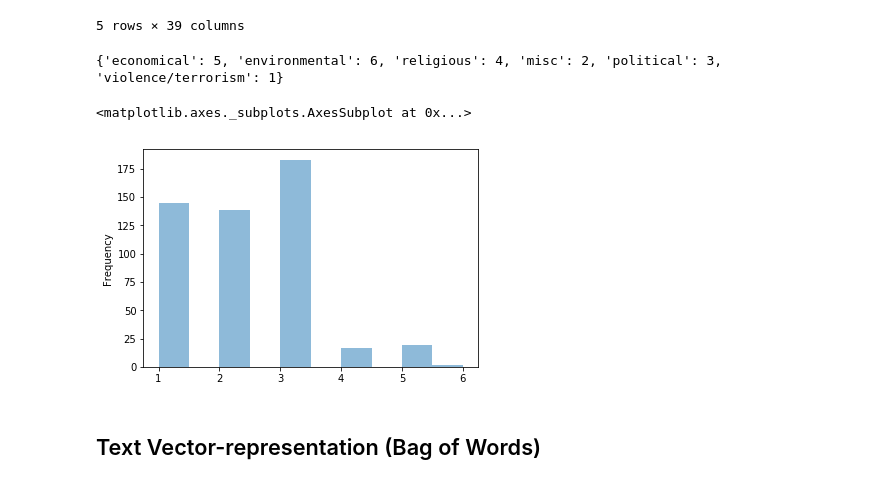
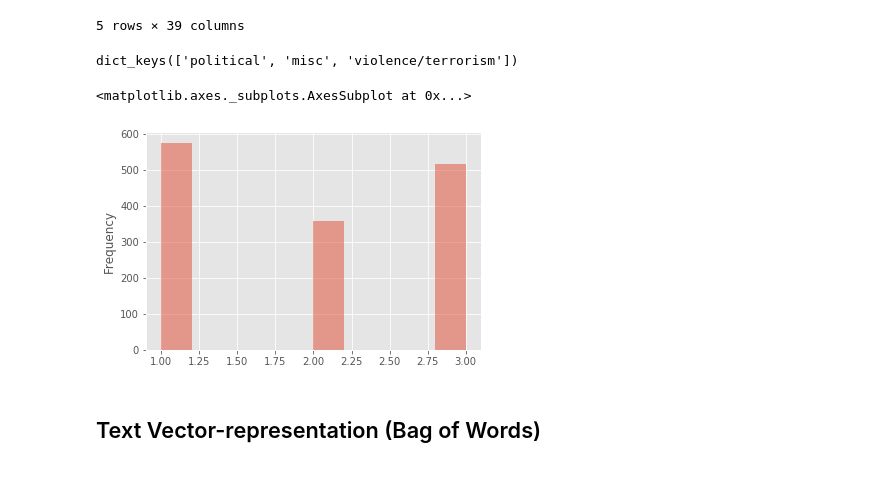
Before and after one commit to YorkUIRLab/eosdb, a Jupyter notebook: experiment/TopicClassificationPrediction.ipynb, the cells around one changed output. Drawn from its saved outputs; the diff is of its cells as text; code cells hidden in the pictures.

Commit message:
UNHCR plots

```diff
--- a/experiment/TopicClassificationPrediction.ipynb
+++ b/experiment/TopicClassificationPrediction.ipynb
@@ -9,10 +9,15 @@ from sklearn.model_selection import train_test_split
 from sklearn.feature_extraction.text import CountVectorizer
 from sklearn.feature_extraction.text import TfidfVectorizer
 from sklearn.metrics import precision_score, accuracy_score, roc_curve, confusion_matrix
+from sklearn import preprocessing
+import itertools
+from sklearn import metrics
+
 
 %matplotlib inline
+plt.style.use('ggplot')
 # %%
-topic_df = pd.read_csv('experiment/result_all_windows_labels.csv')
+topic_df = pd.read_csv('result_all_windows_labels.csv')
 topic_df.head()
 # %% [output]
 |  | 0 | label | 1 | 2 | 3 | 4 | 5 | 6 | 7 | 8 | ... | ... |
@@ -23,27 +28,31 @@ topic_df.head()
 | 4 | 2012_01_05 | violence/terrorism | baghdad | iraq | sunni | killed | bomb | iraqi | attacks | wound | ... | ... |
 5 rows × 39 columns
 # %%
+
+# Data cleanup
 topic_df = topic_df[topic_df['label'].notnull()]
+topic_df = topic_df[topic_df.label != 'environmental']
+topic_df = topic_df[topic_df.label != 'religious']
+topic_df = topic_df[topic_df.label != 'economical']
 
-
-label_cat = {'violence/terrorism' : 1, 'misc': 2,
-             'political': 3, 'religious': 4,
-             'economical': 5, 'environmental': 6}
-print(label_cat)
+label_cat = {'violence/terrorism' : 1, 'misc': 2, 'political': 3,
+#              'religious': 4, 'economical': 5, 'environmental': 6
+            }
+print(label_cat.keys())
 
 
 def to_category(x):
     return label_cat[x]
 
 topic_df['target'] = topic_df.apply(lambda row: to_category(row['label']), axis=1)
 
 plt.figure()
 topic_df['target'].plot.hist(alpha=0.5)
 # Okay for now?
 
 
 # topic_df
 # %% [output]
-{'economical': 5, 'environmental': 6, 'religious': 4, 'misc': 2, 'political': 3, 'violence/terrorism': 1}
+dict_keys(['political', 'misc', 'violence/terrorism'])
 <matplotlib.axes._subplots.AxesSubplot at 0x...>
-[figure, old version]
+[figure, new version]
```
Also changed, not shown: parts of 22 cells of this notebook.
